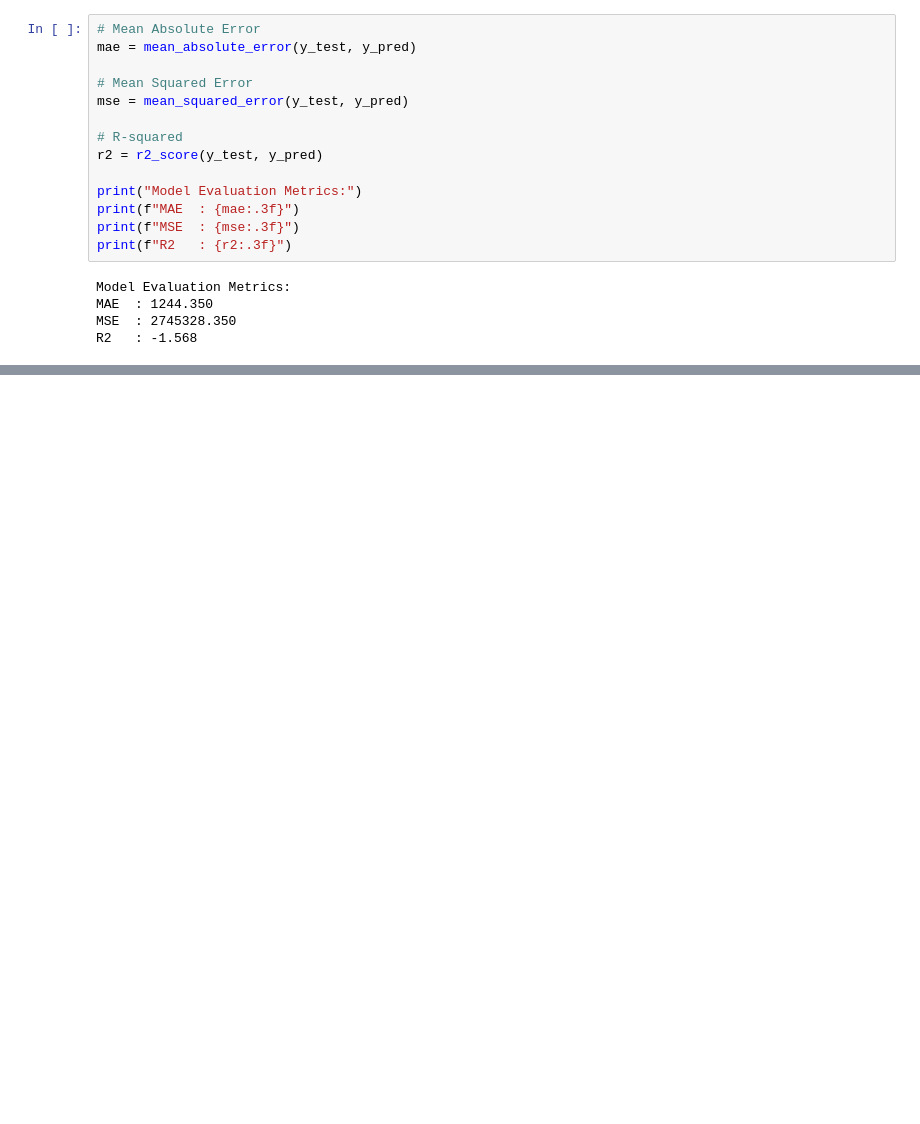
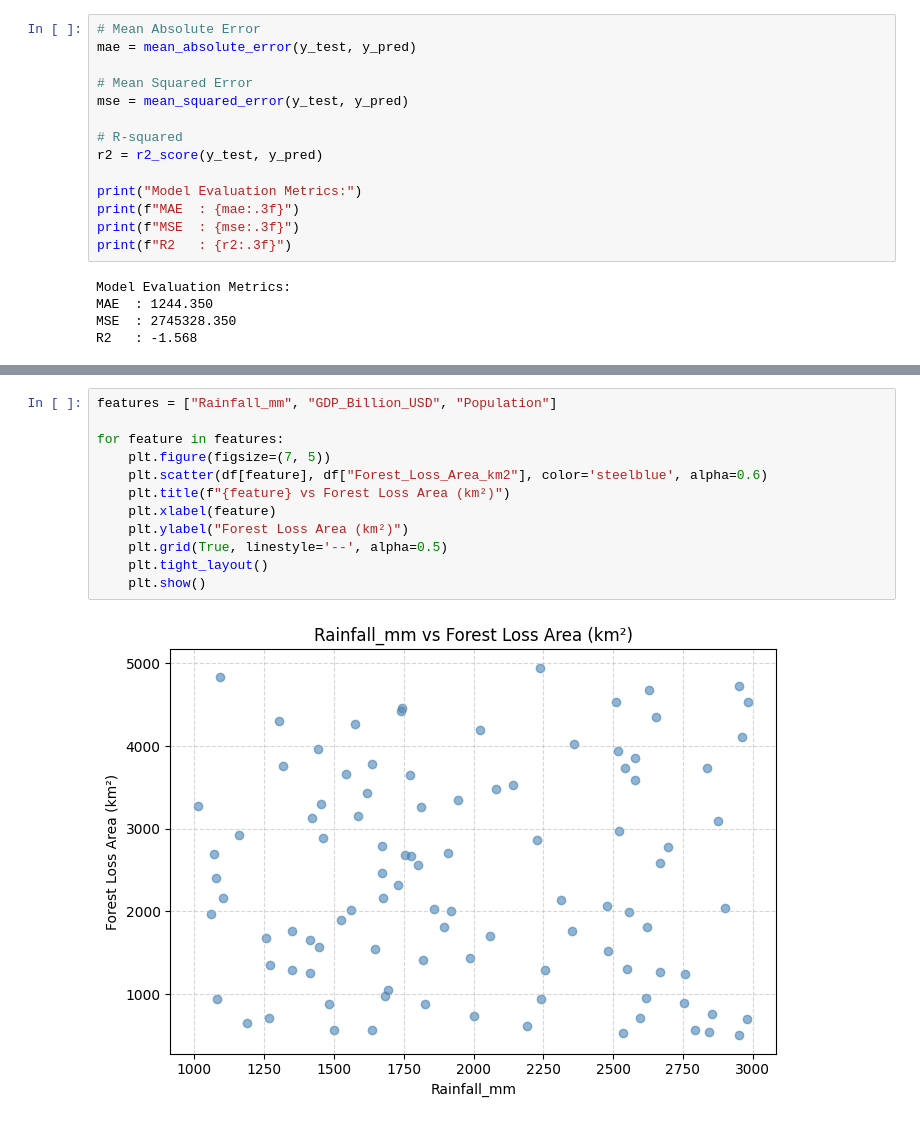
Before and after one commit to Ansh1803/ML, a Jupyter notebook: Deforest.ipynb, the cells around one changed output, grey strips where cells are left out. Cells and saved outputs as stored; diff of their text form; blank space fills up the shorter version.

```diff
--- a/Deforest.ipynb
+++ b/Deforest.ipynb
@@ -124,0 +165,14 @@ R2   : -1.568
+# %%
+features = ["Rainfall_mm", "GDP_Billion_USD", "Population"]
+
+for feature in features:
+    plt.figure(figsize=(7, 5))
+    plt.scatter(df[feature], df["Forest_Loss_Area_km2"], color='steelblue', alpha=0.6)
+    plt.title(f"{feature} vs Forest Loss Area (km²)")
+    plt.xlabel(feature)
+    plt.ylabel("Forest Loss Area (km²)")
+    plt.grid(True, linestyle='--', alpha=0.5)
+    plt.tight_layout()
+    plt.show()
+# %% [output]
+[figure, added]
```
Also changed, not shown: parts of 8 cells of this notebook.
